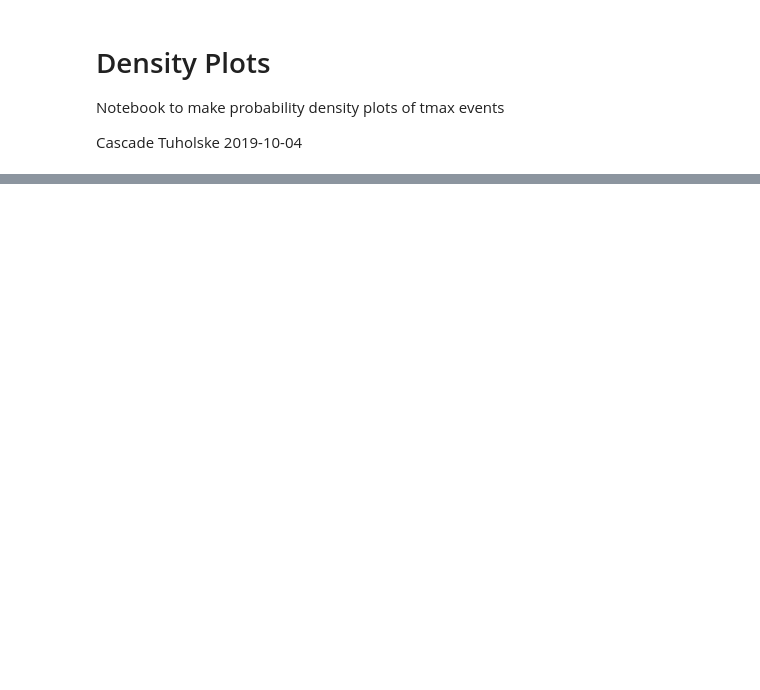
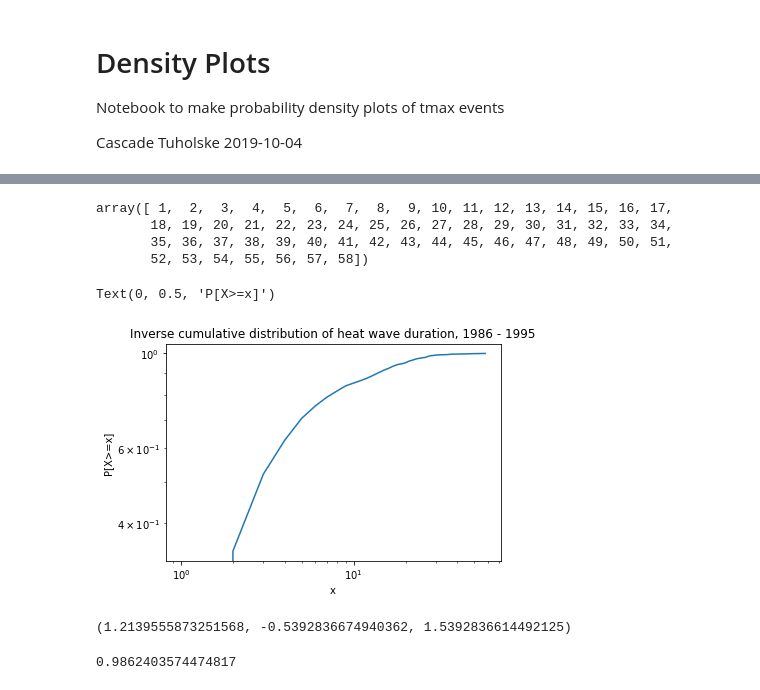
Before and after one commit to ecohydro/GlobalUrbanHeat, a Jupyter notebook: Notebooks/cpt_density_plots.ipynb, the cells around one changed output, grey strips where cells are left out. Saved outputs shown, nothing was run; the diff lists cells and outputs as text; code cells hidden in the pictures; blank space fills up the shorter version.

Commit message:
pareto code cleaned up

```diff
--- a/Notebooks/cpt_density_plots.ipynb
+++ b/Notebooks/cpt_density_plots.ipynb
@@ -21,0 +82,16 @@ DATA_IN = '/home/cascade/projects/data_out_urbanheat/CHIRTS-GHS-Events-Stats/'
+# %%
+# Function Select years and country
+
+def event_subset(df, country, start, end):
+    """ ADD THIS"""
+
+    country_df = event_stack[event_stack['CTR_MN_NM'] == country].copy()
+    range_df = country_df[(country_df['year'] >= 1995) & (country_df['year'] <= 2000)]
+
+    return range_df
+# %%
+# Select years and country
+
+india86_95 = event_subset(event_stack, 'India', start = 1986, end = 1995)
+india96_05 = event_subset(event_stack, 'India', start = 1996, end = 2005)
+india06_15 = event_subset(event_stack, 'India', start = 2006, end = 2015)
@@ -21,0 +106,25 @@ DATA_IN = '/home/cascade/projects/data_out_urbanheat/CHIRTS-GHS-Events-Stats/'
+# %%
+# sort values
+
+data = india06_15['duration'].sort_values()
+X, Y = p_X_gt_x(data)
+
+data.unique()
+# %% [output]
+array([ 1,  2,  3,  4,  5,  6,  7,  8,  9, 10, 11, 12, 13, 14, 15, 16, 17,
+       18, 19, 20, 21, 22, 23, 24, 25, 26, 27, 28, 29, 30, 31, 32, 33, 34,
+       35, 36, 37, 38, 39, 40, 41, 42, 43, 44, 45, 46, 47, 48, 49, 50, 51,
+       52, 53, 54, 55, 56, 57, 58])
+# %%
+# Plot
+
+plt.plot(X, 1 - Y)
+plt.xscale('log')
+plt.yscale('log')
+
+plt.title('Inverse cumulative distribution of heat wave duration, 1986 - 1995')
+plt.xlabel('x')
+plt.ylabel('P[X>=x]')
+# %% [output]
+Text(0, 0.5, 'P[X>=x]')
+[figure, added]
@@ -21,0 +133,8 @@ DATA_IN = '/home/cascade/projects/data_out_urbanheat/CHIRTS-GHS-Events-Stats/'
+# %%
+# see if it is a pareto dist
+
+dist = st.pareto
+params = dist.fit(data) # , 1)
+print(params)
+# %% [output]
+(1.2139555873251568, -0.5392836674940362, 1.5392836614492125)
@@ -21,0 +159,9 @@ DATA_IN = '/home/cascade/projects/data_out_urbanheat/CHIRTS-GHS-Events-Stats/'
+# %%
+# Goodness of fit
+
+r_2 = 1 - (ss_error / ss_yy)
+print(r_2)
+
+# https://stackoverflow.com/questions/42260519/defining-pareto-distribution-in-python-scipy
+# %% [output]
+0.9862403574474817
```
Also changed, not shown: parts of 34 cells of this notebook.
